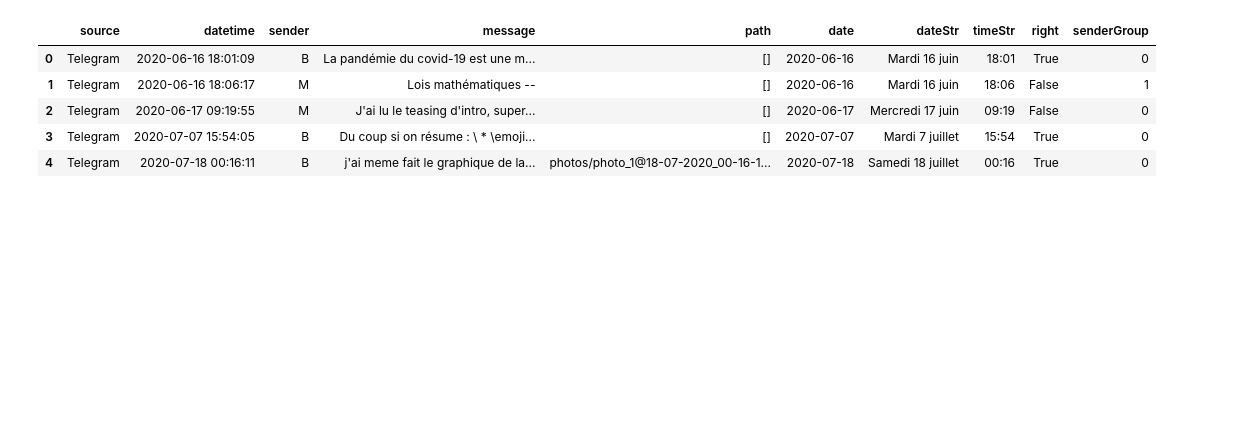
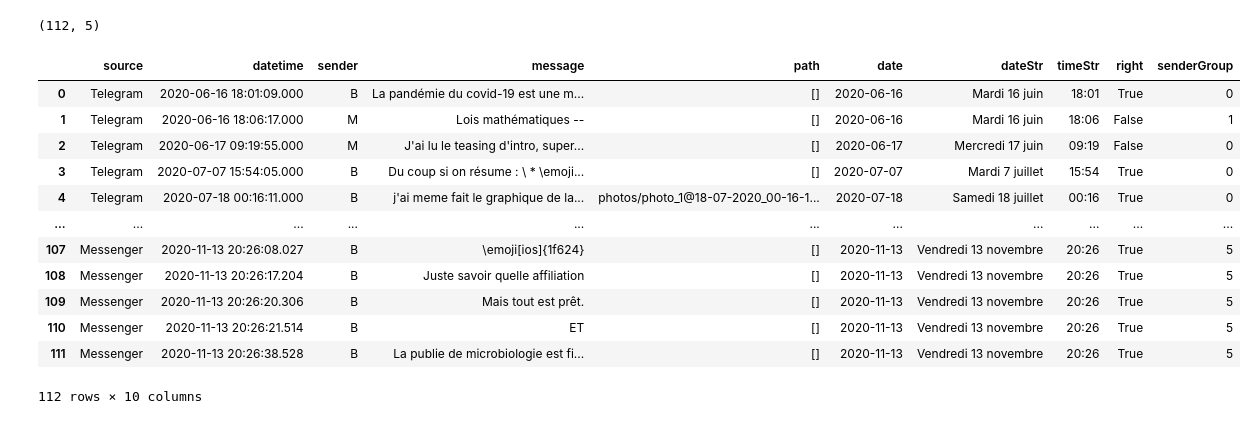
Before and after one commit to BenedicteColnet/messenger2book, a Jupyter notebook: json to tex.ipynb, the cells around one changed output. Drawn from its saved outputs; the diff is of its cells as text; code cells hidden in the pictures; blank space fills up the shorter version.

Commit message:
Parse messenger messages

```diff
--- a/json to tex.ipynb
+++ b/json to tex.ipynb
@@ -93,7 +59,7 @@ concatenated_table = {'source': [], # telegram or messenger (string)
 concatenated_table = pd.DataFrame(concatenated_table)
 
 # Deal with telegram messages
-for element in raw_data_telegram["messages"][1:30]:
+for element in raw_data_telegram["messages"][1:15]:
 
     # simplify sender
     if element["from"] == 'Marc Negre':
@@ -138,3 +104,4 @@ for element in raw_data_telegram["messages"][1:30]:
 
     new_row = {'source' : "Telegram", 'datetime': element["date"], 'sender' : sender, 'message': new_text, 'path': photo}
     concatenated_table = concatenated_table.append(new_row, ignore_index = True)
+concatenated_table.shape
@@ -141,41 +178,54 @@ for element in raw_data_telegram["messages"][1:30]:
+# %%
+concatenated_table = concatenated_table.append(concatenated_table_messenger)
+concatenated_table.shape
+# %% [output]
+(112, 5)
 # %%
 time_col_name = 'datetime'
+
 
 # format datetime
 concatenated_table[time_col_name] = pd.to_datetime(concatenated_table[time_col_name])
 
 # sort by datetime
 concatenated_table = concatenated_table.sort_values(time_col_name).reset_index(drop=True)
 
 # add 'date' column
 concatenated_table['date'] = concatenated_table[time_col_name].dt.date
 
 # add columns for pretty date and time as strings
 concatenated_table['dateStr'] = concatenated_table[time_col_name].apply(lambda x: x.strftime("%A %d %B").replace(' 0', ' ')) # "%A %d %B %Y": +year
 concatenated_table['timeStr'] = concatenated_table[time_col_name].apply(lambda x: x.strftime("%H:%M"))
 
 
 # add boolean colum specifying who is the "right" (as opposed to "left") sender
 right_sender = concatenated_table['sender'].unique()[0]  # modify here
 concatenated_table['right'] = (concatenated_table['sender'] == right_sender)
 
 # add sender group id column (on a given date, helper column to handle consecutive messages by the same sender)
 def f(concatenated_table):
     s = (concatenated_table['right'].shift() != concatenated_table['right'])
     s.iloc[0] = False
     return s.cumsum()
 
 concatenated_table['senderGroup'] = concatenated_table.groupby('date', as_index=False).apply(f).reset_index(drop=True)
 
 
-concatenated_table.head()
+concatenated_table
 # %% [output]
 |  | source | datetime | sender | message | path | date | dateStr | timeStr | right | senderGroup |
-| 0 | Telegram | 2020-06-16 18:01:09 | B | La pandémie du covid-19 est une m... | [] | 2020-06-16 | Mardi 16 juin | 18:01 | True | 0 |
-| 1 | Telegram | 2020-06-16 18:06:17 | M | Lois mathématiques -- | [] | 2020-06-16 | Mardi 16 juin | 18:06 | False | 1 |
-| 2 | Telegram | 2020-06-17 09:19:55 | M | J'ai lu le teasing d'intro, super... | [] | 2020-06-17 | Mercredi 17 juin | 09:19 | False | 0 |
-| 3 | Telegram | 2020-07-07 15:54:05 | B | Du coup si on résume : \ * \emoji... | [] | 2020-07-07 | Mardi 7 juillet | 15:54 | True | 0 |
-| 4 | Telegram | 2020-07-18 00:16:11 | B | j'ai meme fait le graphique de la... | photos/photo_1@18-07-2020_00-16-1... | 2020-07-18 | Samedi 18 juillet | 00:16 | True | 0 |
+| 0 | Telegram | 2020-06-16 18:01:09.000 | B | La pandémie du covid-19 est une m... | [] | 2020-06-16 | Mardi 16 juin | 18:01 | True | 0 |
+| 1 | Telegram | 2020-06-16 18:06:17.000 | M | Lois mathématiques -- | [] | 2020-06-16 | Mardi 16 juin | 18:06 | False | 1 |
+| 2 | Telegram | 2020-06-17 09:19:55.000 | M | J'ai lu le teasing d'intro, super... | [] | 2020-06-17 | Mercredi 17 juin | 09:19 | False | 0 |
+| 3 | Telegram | 2020-07-07 15:54:05.000 | B | Du coup si on résume : \ * \emoji... | [] | 2020-07-07 | Mardi 7 juillet | 15:54 | True | 0 |
+| 4 | Telegram | 2020-07-18 00:16:11.000 | B | j'ai meme fait le graphique de la... | photos/photo_1@18-07-2020_00-16-1... | 2020-07-18 | Samedi 18 juillet | 00:16 | True | 0 |
+| ... | ... | ... | ... | ... | ... | ... | ... | ... | ... | ... |
+| 107 | Messenger | 2020-11-13 20:26:08.027 | B | \emoji[ios]{1f624} | [] | 2020-11-13 | Vendredi 13 novembre | 20:26 | True | 5 |
+| 108 | Messenger | 2020-11-13 20:26:17.204 | B | Juste savoir quelle affiliation | [] | 2020-11-13 | Vendredi 13 novembre | 20:26 | True | 5 |
+| 109 | Messenger | 2020-11-13 20:26:20.306 | B | Mais tout est prêt. | [] | 2020-11-13 | Vendredi 13 novembre | 20:26 | True | 5 |
+| 110 | Messenger | 2020-11-13 20:26:21.514 | B | ET | [] | 2020-11-13 | Vendredi 13 novembre | 20:26 | True | 5 |
+| 111 | Messenger | 2020-11-13 20:26:38.528 | B | La publie de microbiologie est fi... | [] | 2020-11-13 | Vendredi 13 novembre | 20:26 | True | 5 |
+112 rows × 10 columns
 # %%
 def left_formating(df):
     if isinstance(df, pd.Series):
```
Also changed, not shown: parts of 8 cells of this notebook, 2 other files.
